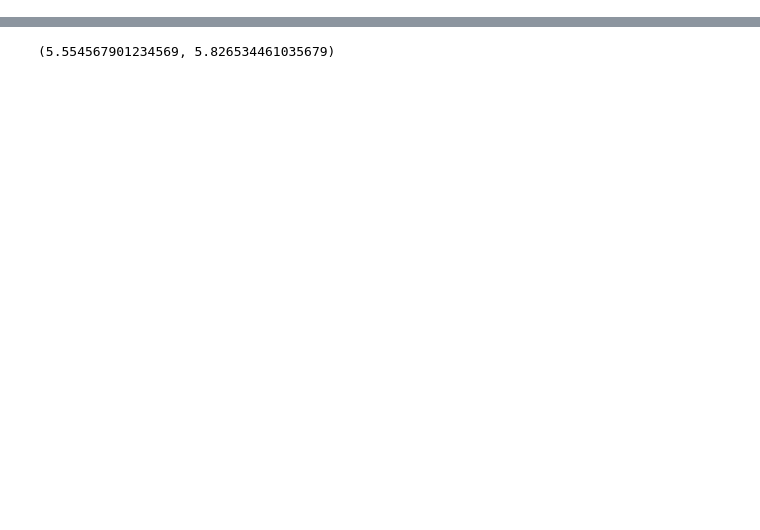
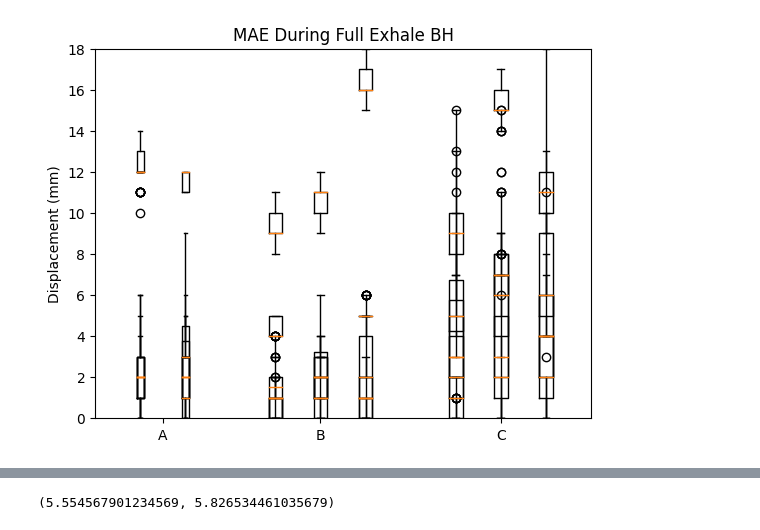
Before and after one commit to koendamme/depth-tests, a Jupyter notebook: GAN/result_gathering.ipynb, the cells around one changed output, grey strips where cells are left out. Drawn from its saved outputs; the diff is of its cells as text; code cells hidden in the pictures; blank space fills up the shorter version.

```diff
--- a/GAN/result_gathering.ipynb
+++ b/GAN/result_gathering.ipynb
@@ -125,15 +121,18 @@ for subject in runs.keys():
 # %%
 for pattern in ["Regular Breathing", "Shallow Breathing", "Deep Breathing", "Deep BH", "Half Exhale BH", "Full Exhale BH"]:
     A = [results[pattern]["A2"]["mae"], results[pattern]["A3"]["mae"]]
     B = [results[pattern]["B1"]["mae"], results[pattern]["B2"]["mae"], results[pattern]["B3"]["mae"]]
     C = [results[pattern]["C1"]["mae"], results[pattern]["C2"]["mae"], results[pattern]["C3"]["mae"]]
 
     plt.boxplot(A, positions=[1, 2])
     plt.boxplot(B, positions=[4, 5, 6])
     plt.boxplot(C, positions=[8, 9, 10])
 
     plt.title(f"MAE During {pattern}")
     plt.ylabel("Displacement (mm)")
     plt.xlim(0,11)
+    plt.ylim(0, 18)
     plt.xticks(labels=["A", "B", "C"], ticks=[1.5, 5, 9])
     plt.show()
+# %% [output]
+[figure, added]
```
Also changed, not shown: parts of 6 cells of this notebook, 16 other files.
